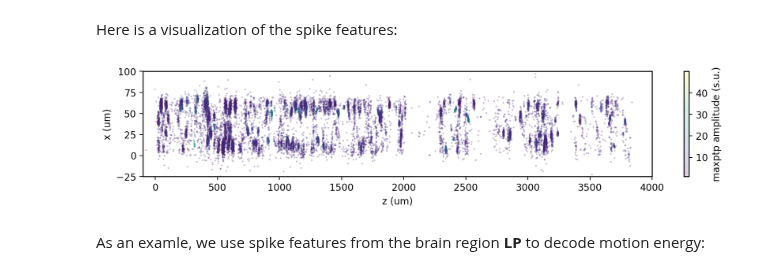
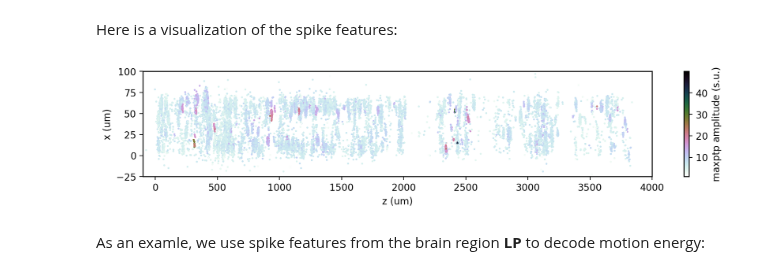
Before and after one commit to yzhang511/density_decoding, a Jupyter notebook: tutorials/1_decoding_pipeline.ipynb, the cells around one changed output. Cells and saved outputs as stored; diff of their text form; code cells hidden in the pictures.

```diff
--- a/tutorials/1_decoding_pipeline.ipynb
+++ b/tutorials/1_decoding_pipeline.ipynb
@@ -241,18 +244,18 @@ Here is a visualization of the spike features:
 # %%
 n_spikes_display = 2_0000
 x, z, maxptp = spike_features[:n_spikes_display].T
 
 fig, ax = plt.subplots(1, 1, figsize=(12,2))
-im = ax.scatter(z, x, c=maxptp, s=1, alpha=.2)
+im = ax.scatter(z, x, c=maxptp, s=1, alpha=1., cmap="cubehelix_r")
 cbar = plt.colorbar(im, ax=ax)
 ax.set_xlim(-100, 4000)
 ax.set_ylim(-25, 100)
 ax.set_xlabel("z (um)")
 ax.set_ylabel("x (um)")
 cbar.set_label("maxptp amplitude (s.u.)")
 plt.show()
 # %% [output]
-[figure, old version]
+[figure, new version]
 # %% [markdown]
 As an examle, we use spike features from the brain region **LP** to decode motion energy:
 # %%
```
Also changed, not shown: parts of 28 cells of this notebook, 7 other files.
